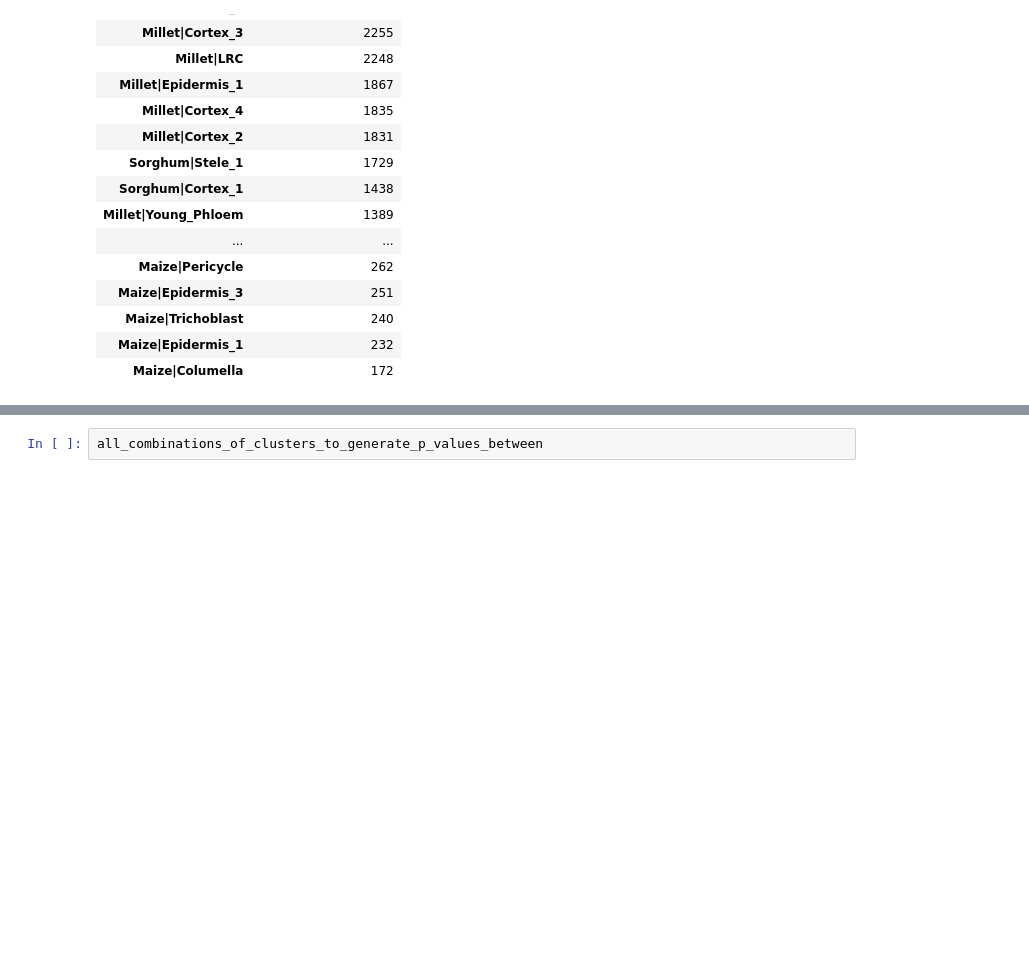
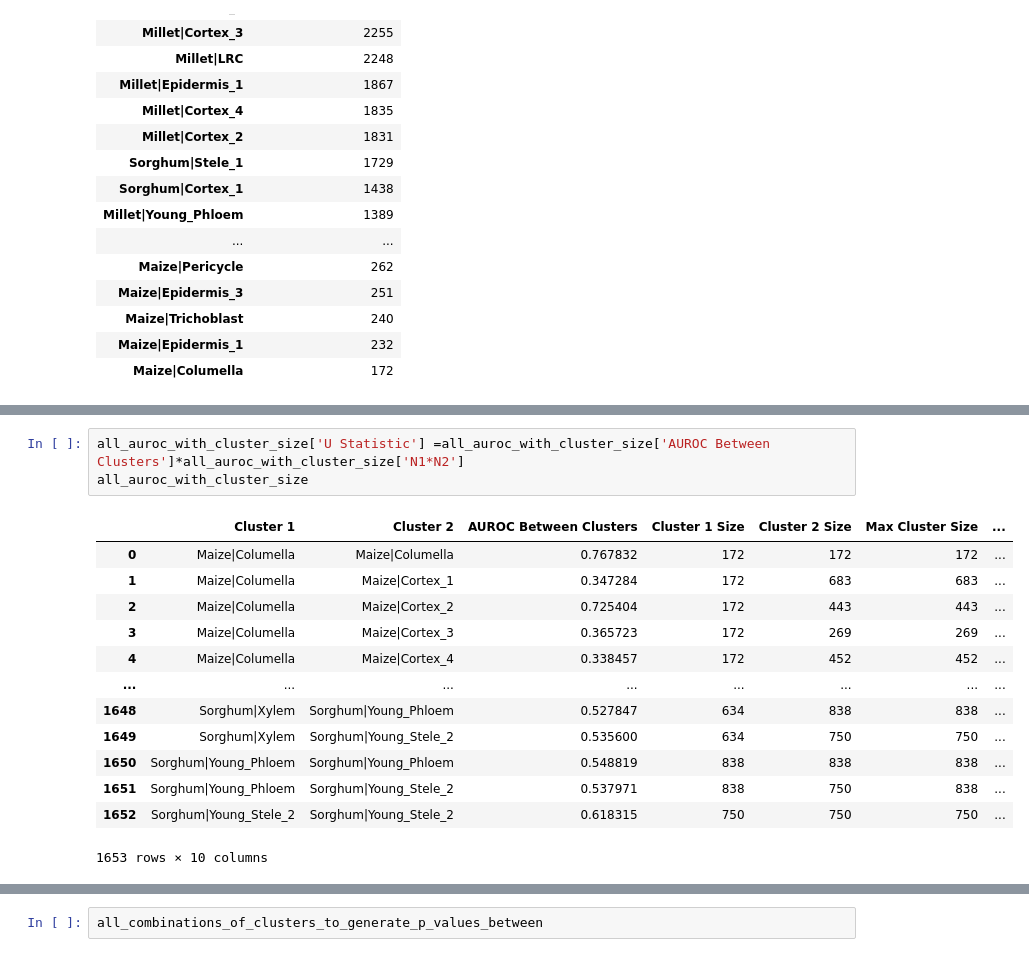
Before and after one commit to mikepassal/Bruno_and_Ken_Maize_Sorghum_Millet, a Jupyter notebook: Re_doing_things_with_Bruno_final_dataset/new_data_meta_redo.ipynb, the cells around one changed output, grey strips where cells are left out. Saved outputs shown, nothing was run; the diff lists cells and outputs as text; blank space fills up the shorter version.

```diff
--- a/Re_doing_things_with_Bruno_final_dataset/new_data_meta_redo.ipynb
+++ b/Re_doing_things_with_Bruno_final_dataset/new_data_meta_redo.ipynb
@@ -209,0 +263,17 @@ panda_of_cluster_cell_size
+# %%
+all_auroc_with_cluster_size['U Statistic'] =all_auroc_with_cluster_size['AUROC Between Clusters']*all_auroc_with_cluster_size['N1*N2']
+all_auroc_with_cluster_size
+# %% [output]
+|  | Cluster 1 | Cluster 2 | AUROC Between Clusters | Cluster 1 Size | Cluster 2 Size | Max Cluster Size | ... |
+| 0 | Maize|Columella | Maize|Columella | 0.767832 | 172 | 172 | 172 | ... |
+| 1 | Maize|Columella | Maize|Cortex_1 | 0.347284 | 172 | 683 | 683 | ... |
+| 2 | Maize|Columella | Maize|Cortex_2 | 0.725404 | 172 | 443 | 443 | ... |
+| 3 | Maize|Columella | Maize|Cortex_3 | 0.365723 | 172 | 269 | 269 | ... |
+| 4 | Maize|Columella | Maize|Cortex_4 | 0.338457 | 172 | 452 | 452 | ... |
+| ... | ... | ... | ... | ... | ... | ... | ... |
+| 1648 | Sorghum|Xylem | Sorghum|Young_Phloem | 0.527847 | 634 | 838 | 838 | ... |
+| 1649 | Sorghum|Xylem | Sorghum|Young_Stele_2 | 0.535600 | 634 | 750 | 750 | ... |
+| 1650 | Sorghum|Young_Phloem | Sorghum|Young_Phloem | 0.548819 | 838 | 838 | 838 | ... |
+| 1651 | Sorghum|Young_Phloem | Sorghum|Young_Stele_2 | 0.537971 | 838 | 750 | 838 | ... |
+| 1652 | Sorghum|Young_Stele_2 | Sorghum|Young_Stele_2 | 0.618315 | 750 | 750 | 750 | ... |
+1653 rows × 10 columns
```
Also changed, not shown: parts of 31 cells of this notebook, 1 other file.
